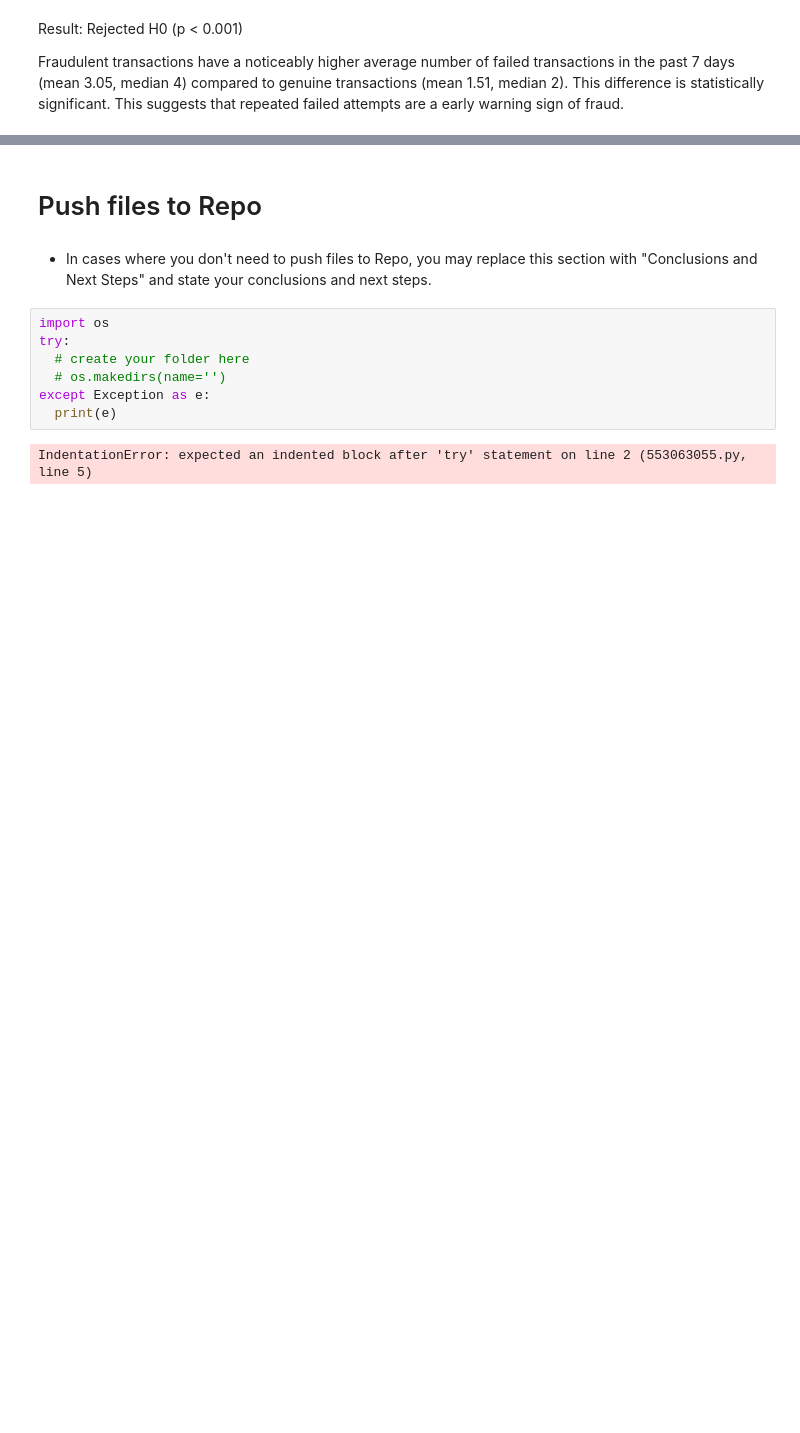
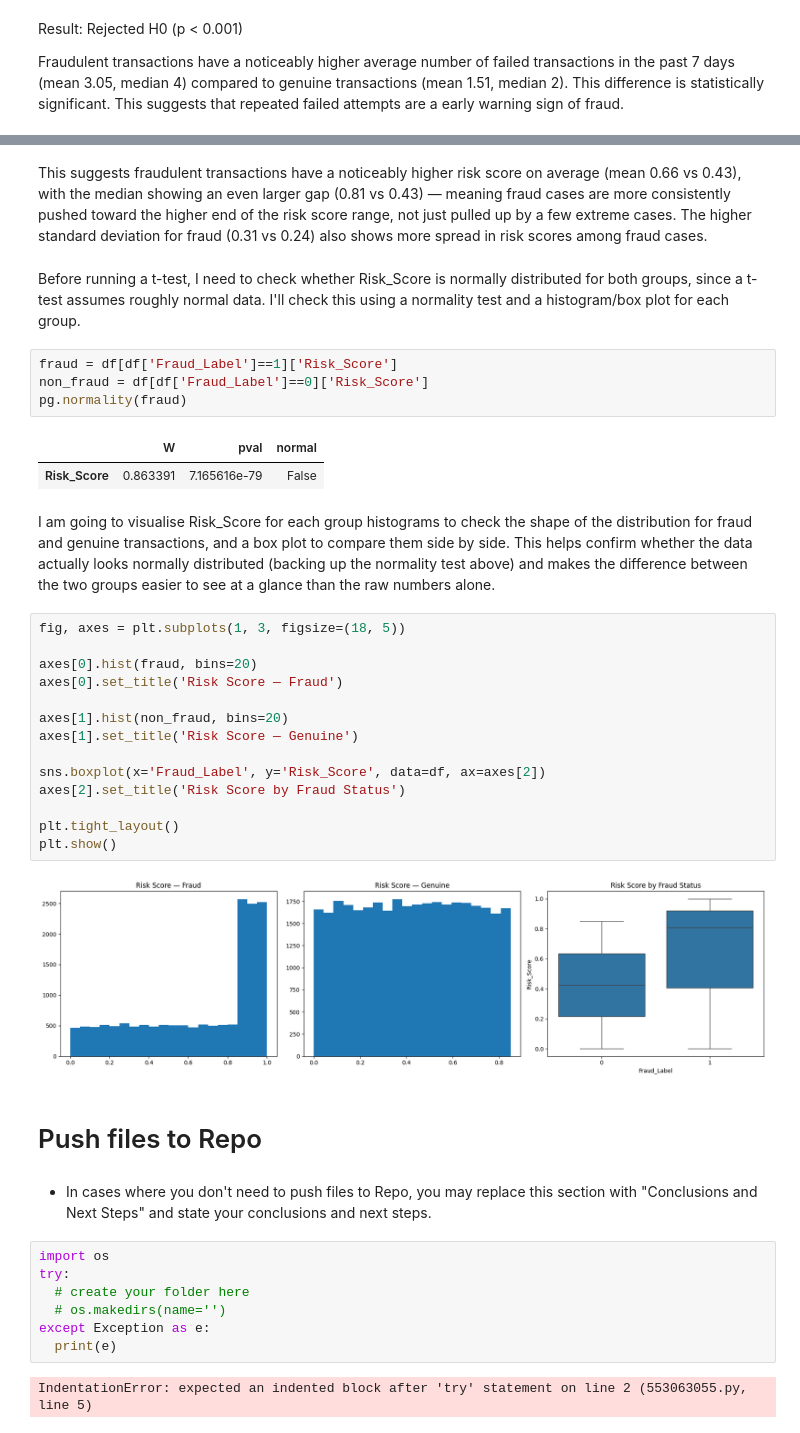
Before and after one commit to navmann99/Fraud-Analysis, a Jupyter notebook: jupyter_notebooks/02-EDA copy.ipynb, the cells around one changed output, grey strips where cells are left out. Saved outputs shown, nothing was run; the diff lists cells and outputs as text; blank space fills up the shorter version.

Commit message:
start of h2 hustogram and boxplot

```diff
--- a/jupyter_notebooks/02-EDA copy.ipynb
+++ b/jupyter_notebooks/02-EDA copy.ipynb
@@ -151,3 +169,32 @@ Fraudulent transactions have a noticeably higher average number of failed transa
+# %% [markdown]
+This suggests fraudulent transactions have a noticeably higher risk score on average (mean 0.66 vs 0.43), with the median showing an even larger gap (0.81 vs 0.43) — meaning fraud cases are more consistently pushed toward the higher end of the risk score range, not just pulled up by a few extreme cases. The higher standard deviation for fraud (0.31 vs 0.24) also shows more spread in risk scores among fraud cases.
+# %% [markdown]
+Before running a t-test, I need to check whether Risk_Score is normally distributed for both groups, since a t-test assumes roughly normal data. I'll check this using a normality test and a histogram/box plot for each group.
+# %%
+fraud = df[df['Fraud_Label']==1]['Risk_Score']
+non_fraud = df[df['Fraud_Label']==0]['Risk_Score']
+pg.normality(fraud)
+# %% [output]
+|  | W | pval | normal |
+| Risk_Score | 0.863391 | 7.165616e-79 | False |
+# %% [markdown]
+I am going to visualise Risk_Score for each group histograms to check the shape of the distribution for fraud and genuine transactions, and a box plot to compare them side by side. This helps confirm whether the data actually looks normally distributed (backing up the normality test above) and makes the difference between the two groups easier to see at a glance than the raw numbers alone.
+# %%
+fig, axes = plt.subplots(1, 3, figsize=(18, 5))
+
+axes[0].hist(fraud, bins=20)
+axes[0].set_title('Risk Score — Fraud')
+
+axes[1].hist(non_fraud, bins=20)
+axes[1].set_title('Risk Score — Genuine')
+
+sns.boxplot(x='Fraud_Label', y='Risk_Score', data=df, ax=axes[2])
+axes[2].set_title('Risk Score by Fraud Status')
+
+plt.tight_layout()
+plt.show()
+# %% [output]
+[figure, added]
 # %% [markdown]
 # Push files to Repo
 # %% [markdown]
```
Also changed, not shown: parts of 5 cells of this notebook, 1 other file.
